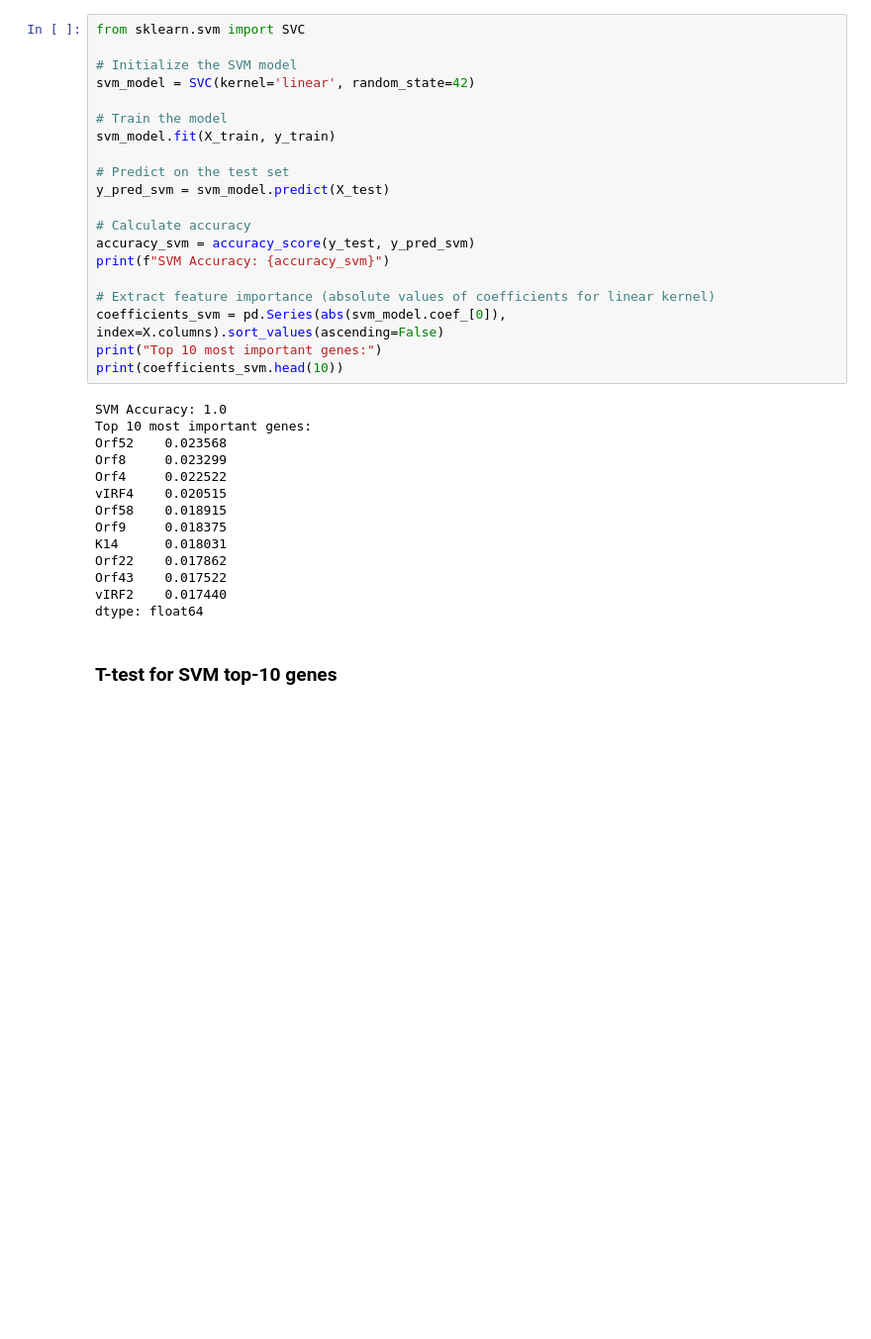
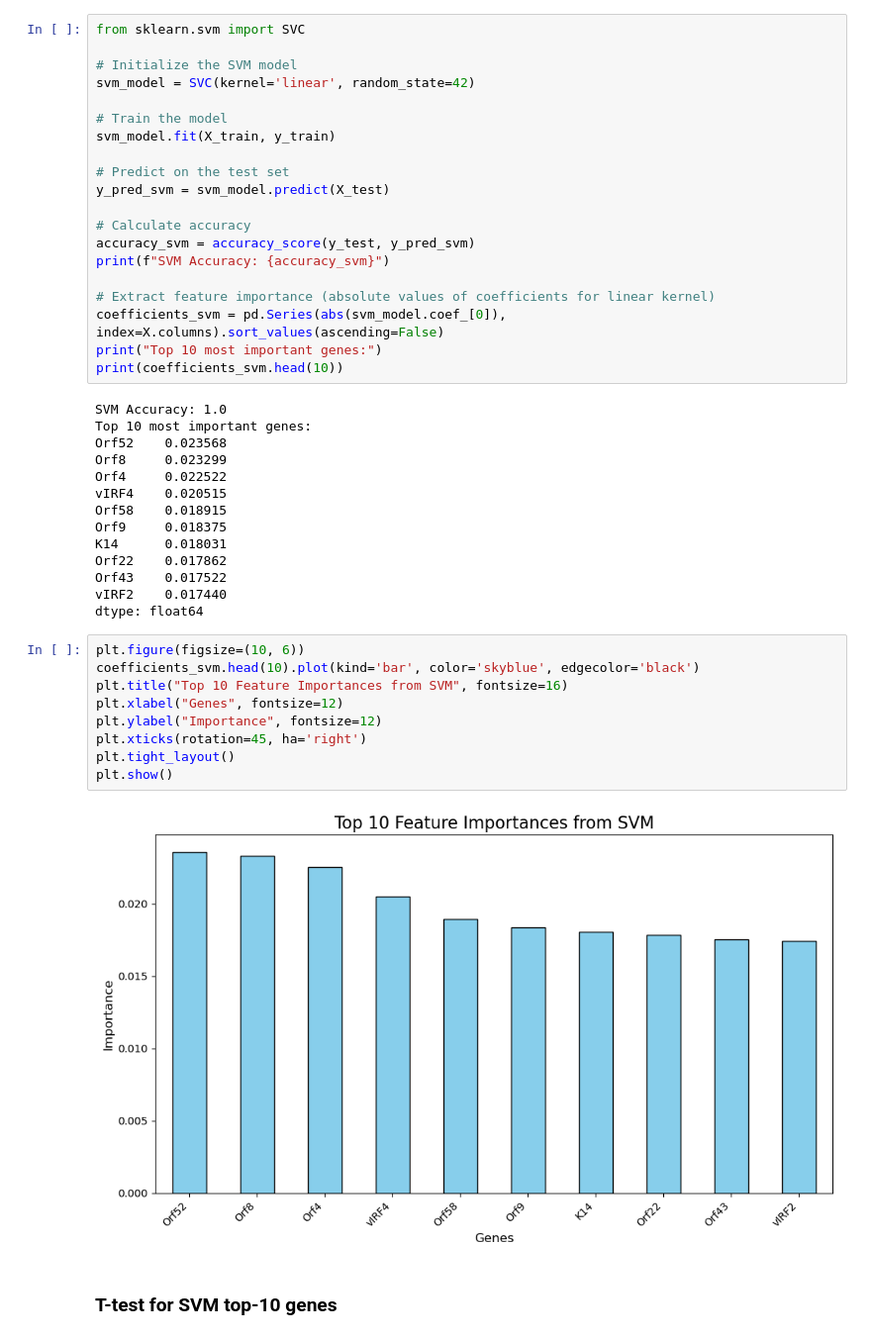
Before and after one commit to alecplotkin/DATA-481-Team-Virology, a Jupyter notebook: Nicolas_Zhang/try2/data_20250318.ipynb, the cells around one changed output. Shown at 99% size. Saved outputs shown, nothing was run; the diff lists cells and outputs as text; blank space fills up the shorter version.

```diff
--- a/Nicolas_Zhang/try2/data_20250318.ipynb
+++ b/Nicolas_Zhang/try2/data_20250318.ipynb
@@ -413,6 +447,17 @@ Orf22    0.017862
 Orf43    0.017522
 vIRF2    0.017440
 dtype: float64
+# %%
+plt.figure(figsize=(10, 6))
+coefficients_svm.head(10).plot(kind='bar', color='skyblue', edgecolor='black')
+plt.title("Top 10 Feature Importances from SVM", fontsize=16)
+plt.xlabel("Genes", fontsize=12)
+plt.ylabel("Importance", fontsize=12)
+plt.xticks(rotation=45, ha='right')
+plt.tight_layout()
+plt.show()
+# %% [output]
+[figure, added]
 # %% [markdown]
 ### T-test for SVM top-10 genes
 # %%
```
Also changed, not shown: parts of 5 cells of this notebook.
